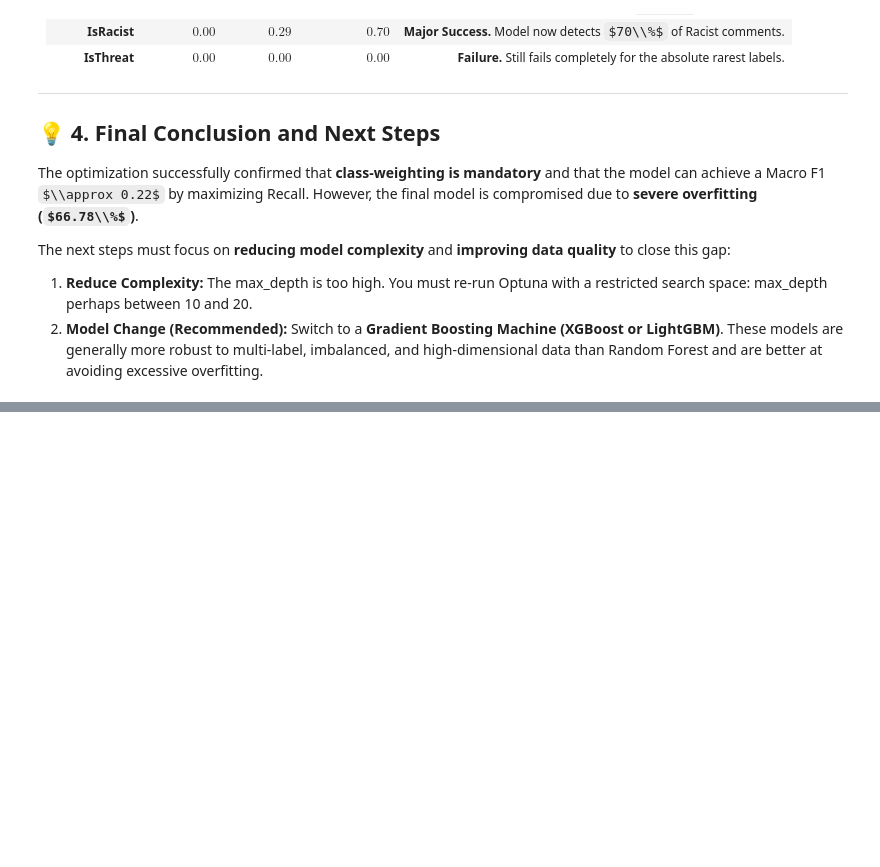
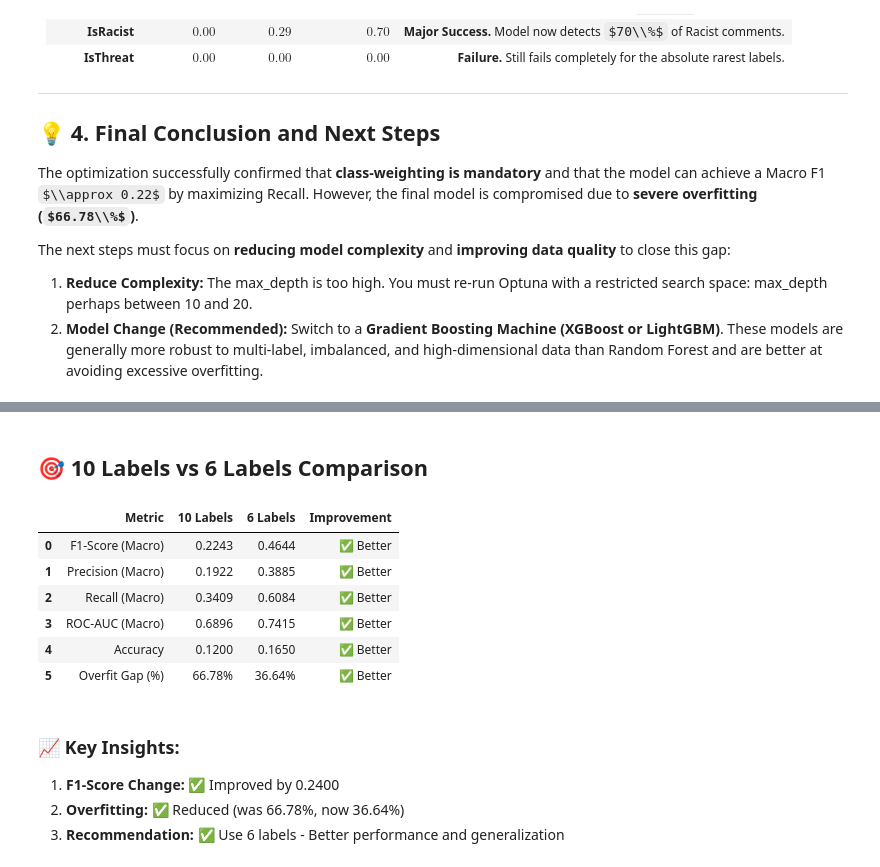
Before and after one commit to Bootcamp-IA-P5/proyecto10-grupo5, a Jupyter notebook: eda/model_01_random_forest-multy-label-case.ipynb, the cells around one changed output, grey strips where cells are left out. Cells and saved outputs as stored; diff of their text form; code cells hidden in the pictures; some formulas as TeX source; blank space fills up the shorter version.

Commit message:
feat: working on optimizing overfittingvalues using optuna, spacy, ramdomforest with optina, usling less lebels trying to potimize reslusts

```diff
--- a/eda/model_01_random_forest-multy-label-case.ipynb
+++ b/eda/model_01_random_forest-multy-label-case.ipynb
@@ -1639,0 +1835,76 @@ The next steps must focus on **reducing model complexity** and **improving data
+# %%
+# ============================================================================
+# 📊 COMPARISON: 10 Labels vs 6 Labels
+# ============================================================================
+
+import pandas as pd
+from IPython.display import display, Markdown
+
+# Create comparison table
+comparison_data = {
+    'Metric': ['F1-Score (Macro)', 'Precision (Macro)', 'Recall (Macro)',
+               'ROC-AUC (Macro)', 'Accuracy', 'Overfit Gap (%)'],
+    '10 Labels': [
+        f"{test_f1_macro_final:.4f}",
+        f"{test_precision_macro_final:.4f}",
+        f"{test_recall_macro_final:.4f}",
+        f"{test_auc_macro_final:.4f}",
+        f"{accuracy_score(y_test, y_test_pred_final):.4f}",
+        f"{overfit_gap_percent_final:.2f}%"
+    ],
+    '6 Labels': [
+        f"{test_f1_macro_6:.4f}",
+        f"{test_precision_macro_6:.4f}",
+        f"{test_recall_macro_6:.4f}",
+        f"{test_auc_macro_6:.4f}",
+        f"{test_acc_6:.4f}",
+        f"{overfit_gap_percent_6:.2f}%"
+    ]
+}
+
+df_comparison = pd.DataFrame(comparison_data)
+
+# Calculate improvements
+improvements = []
+for i in range(len(comparison_data['Metric'])):
+    try:
+        val_10 = float(comparison_data['10 Labels'][i].rstrip('%'))
+        val_6 = float(comparison_data['6 Labels'][i].rstrip('%'))
+        diff = val_6 - val_10
+
+        if 'Overfit' in comparison_data['Metric'][i]:
+            # For overfitting, lower is better
+            improvements.append('✅ Better' if diff < 0 else ('❌ Worse' if diff > 5 else '↔️ Similar'))
+        else:
+            # For other metrics, higher is better
+            improvements.append('✅ Better' if diff > 0.01 else ('❌ Worse' if diff < -0.01 else '↔️ Similar'))
+    except:
+        improvements.append('N/A')
+
+df_comparison['Improvement'] = improvements
+
+display(Markdown("## 🎯 10 Labels vs 6 Labels Comparison"))
+display(df_comparison)
+
+display(Markdown(f"""
+### 📈 Key Insights:
+
+1. **F1-Score Change:** {'✅ Improved' if test_f1_macro_6 > test_f1_macro_final else '❌ Decreased'} by {abs(test_f1_macro_6 - test_f1_macro_final):.4f}
+2. **Overfitting:** {'✅ Reduced' if overfit_gap_percent_6 < overfit_gap_percent_final else '❌ Increased'} (was {overfit_gap_percent_final:.2f}%, now {overfit_gap_percent_6:.2f}%)
+3. **Recommendation:** {"✅ Use 6 labels - Better performance and generalization" if test_f1_macro_6 > test_f1_macro_final and overfit_gap_percent_6 < overfit_gap_percent_final else "⚠️ Review results carefully"}
+"""))
+# %% [output]
+## 🎯 10 Labels vs 6 Labels Comparison
+|  | Metric | 10 Labels | 6 Labels | Improvement |
+| 0 | F1-Score (Macro) | 0.2243 | 0.4644 | ✅ Better |
+| 1 | Precision (Macro) | 0.1922 | 0.3885 | ✅ Better |
+| 2 | Recall (Macro) | 0.3409 | 0.6084 | ✅ Better |
+| 3 | ROC-AUC (Macro) | 0.6896 | 0.7415 | ✅ Better |
+| 4 | Accuracy | 0.1200 | 0.1650 | ✅ Better |
+| 5 | Overfit Gap (%) | 66.78% | 36.64% | ✅ Better |
+
+### 📈 Key Insights:
+
+1. **F1-Score Change:** ✅ Improved by 0.2400
+2. **Overfitting:** ✅ Reduced (was 66.78%, now 36.64%)
+3. **Recommendation:** ✅ Use 6 labels - Better performance and generalization
```
Also changed, not shown: parts of 58 cells of this notebook, 5 other files.
